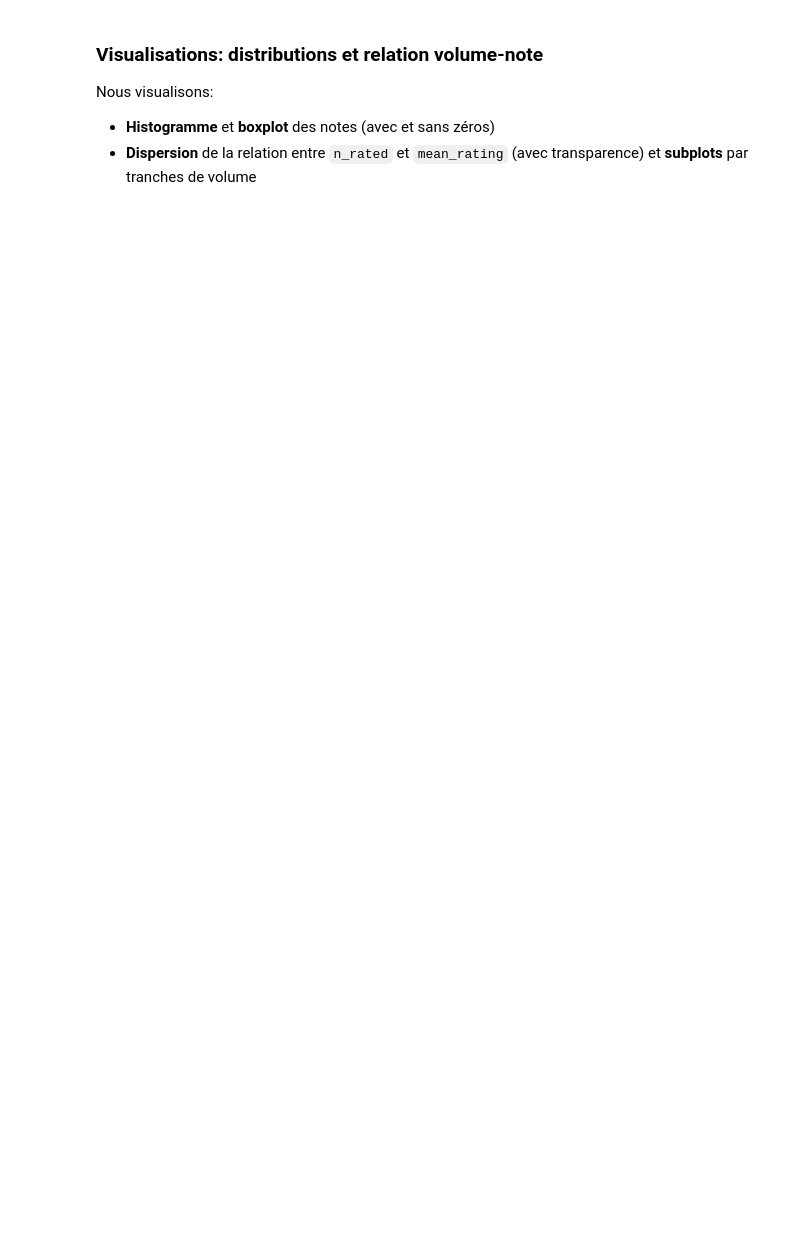
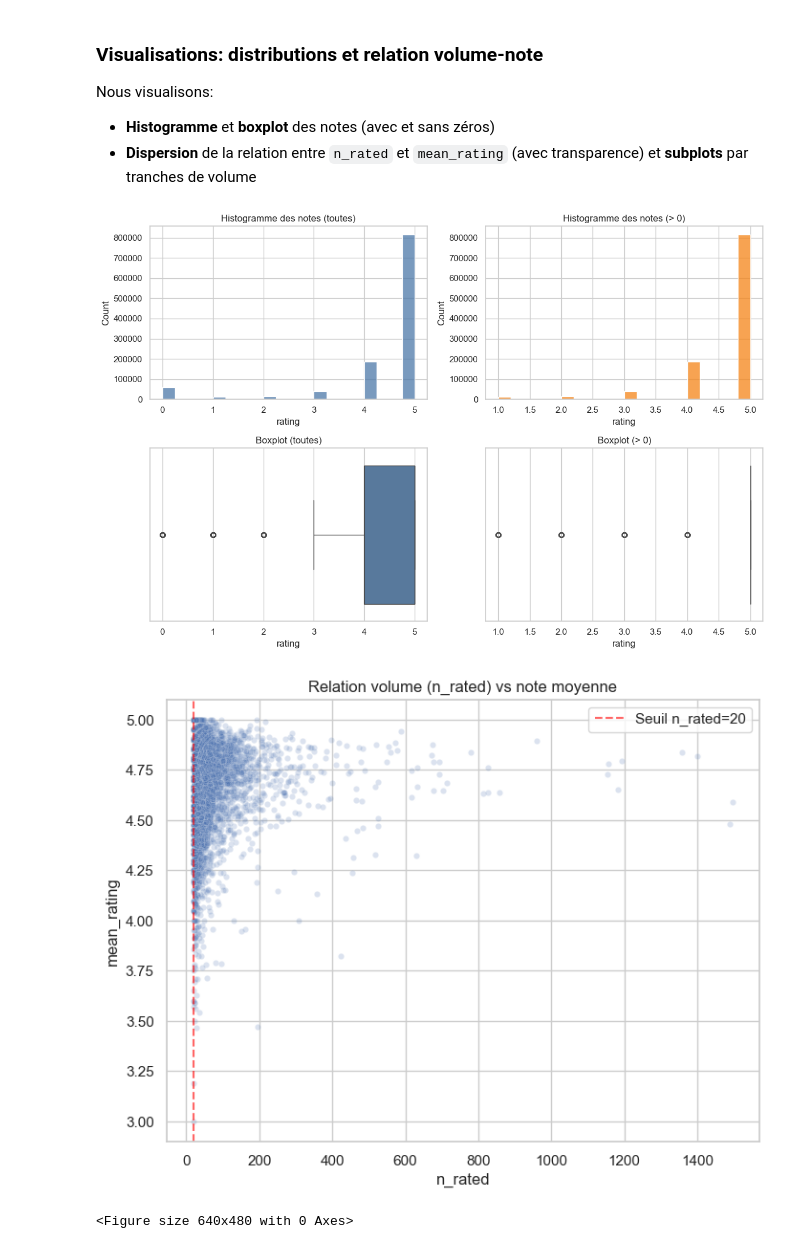
Before and after one commit to Hugosh71/Projet_Mangetamain, a Jupyter notebook: notebooks/EDA_Rating_Mourad.ipynb, the cells around one changed output. Drawn from its saved outputs; the diff is of its cells as text; code cells hidden in the pictures; blank space fills up the shorter version.

```diff
--- a/notebooks/EDA_Rating_Mourad.ipynb
+++ b/notebooks/EDA_Rating_Mourad.ipynb
@@ -81,12 +49,6 @@ interactions.head(20)
 | 19 | 2000049093 | 200236 | 2015-03-08 | 5 | I love lamb stew and usually make... |
 # %%
 # Préparation et exploration préliminaire
-# - Conversion des colonnes de dates
-# - Tableaux récapitulatifs (taille, types, valeurs manquantes, cardinalités)
-
-# Conversion des dates (coercition en NaT si invalide)
-recipes['submitted'] = pd.to_datetime(recipes['submitted'], errors='coerce')
-interactions['date'] = pd.to_datetime(interactions['date'], errors='coerce')
 
 # Dimensions des jeux
 recipes_shape = recipes.shape
@@ -96,29 +58,6 @@ print({
     'interactions_shape': interactions_shape
 })
 
-# Fonction de synthèse des colonnes
-def summarize_dataframe(df: pd.DataFrame, dataset_name: str) -> pd.DataFrame:
-    columns = []
-    for col in df.columns:
-        series = df[col]
-        columns.append({
-            'dataset': dataset_name,
-            'column': col,
-            'dtype': str(series.dtype),
-            'non_null': int(series.notna().sum()),
-            'nulls': int(series.isna().sum()),
-            'null_pct': float(series.isna().mean() * 100.0),
-            'n_unique': int(series.nunique(dropna=True))
-        })
-    return pd.DataFrame(columns)
-
-recipes_summary = summarize_dataframe(recipes, 'recipes')
-interactions_summary = summarize_dataframe(interactions, 'interactions')
-
-# Aperçu des variables (top n lignes du tableau)
-display(recipes_summary)
-display(interactions_summary)
-
 # Comptage des notes observées (incluant 0)
 rating_counts = interactions['rating'].value_counts(dropna=False).sort_index()
 display(rating_counts)
@@ -227,44 +202,34 @@ axes[0, 0].set_title('Histogramme des notes (toutes)')
 axes[0, 0].set_xlabel('rating')
 
 # Histogramme notes > 0
 sns.histplot(ratings_pos, bins=20, kde=False, ax=axes[0, 1], color='#F58518')
 axes[0, 1].set_title('Histogramme des notes (> 0)')
 axes[0, 1].set_xlabel('rating')
 
 # Boxplot toutes notes
 sns.boxplot(x=ratings_all, ax=axes[1, 0], color='#4C78A8')
 axes[1, 0].set_title('Boxplot (toutes)')
 axes[1, 0].set_xlabel('rating')
 
 # Boxplot notes > 0
 sns.boxplot(x=ratings_pos, ax=axes[1, 1], color='#F58518')
 axes[1,  1].set_title('Boxplot (> 0)')
 axes[1, 1].set_xlabel('rating')
 
 plt.tight_layout()
 plt.show()
 
 # Scatter n_rated vs mean_rating (avec transparence)
 fig, ax = plt.subplots(figsize=(8, 6))
 sns.scatterplot(data=agg_named, x='n_rated', y='mean_rating', alpha=0.2, s=20)
 ax.axvline(MIN_RATED, color='red', linestyle='--', alpha=0.6, label=f'Seuil n_rated={MIN_RATED}')
 ax.set_title('Relation volume (n_rated) vs note moyenne')
 ax.legend()
 plt.show()
 
-# Subplots par tranches de volume
-bins = [0, 5, 10, 20, 50, 100, np.inf]
-labels = ['<=5', '6-10', '11-20', '21-50', '51-100', '>100']
-agg_named['volume_bin'] = pd.cut(agg_named['n_rated'], bins=bins, labels=labels, right=True, include_lowest=True)
-
-fig, axes = plt.subplots(2, 3, figsize=(14, 8), sharey=True)
-axes = axes.ravel()
-for i, lab in enumerate(labels):
-    subset = agg_named[agg_named['volume_bin'] == lab]
-    sns.boxplot(data=subset, y='mean_rating', ax=axes[i], color='#72B7B2')
-    axes[i].set_title(f'Bin: {lab}\n(n={subset.shape[0]})')
-    axes[i].set_xlabel('')
-    axes[i].set_ylabel('mean_rating')
-
 plt.tight_layout()
 plt.show()
+# %% [output]
+[figure, added]
+[figure, added]
+<Figure size 640x480 with 0 Axes>
```
Also changed, not shown: parts of 21 cells of this notebook.
